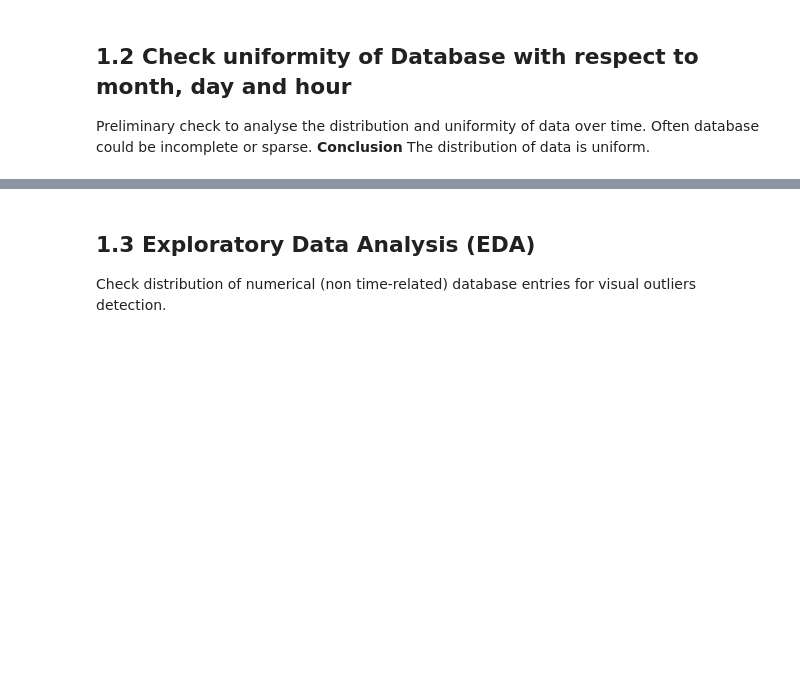
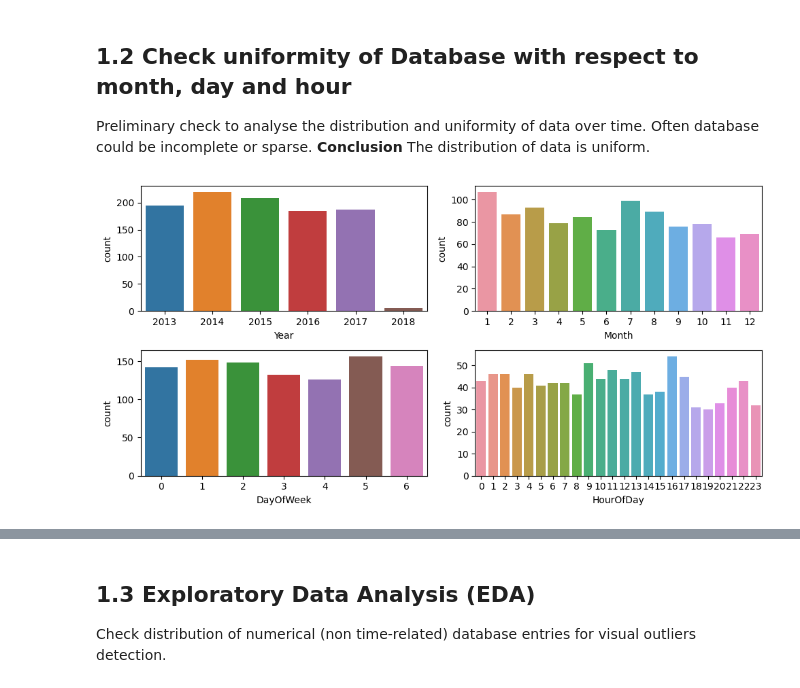
Before and after one commit to marcodigennaro/WindML, a Jupyter notebook: jupyter-notebooks/2_Read_One.ipynb, the cells around one changed output, grey strips where cells are left out. Saved outputs shown, nothing was run; the diff lists cells and outputs as text; code cells hidden in the pictures; blank space fills up the shorter version.

```diff
--- a/jupyter-notebooks/2_Read_One.ipynb
+++ b/jupyter-notebooks/2_Read_One.ipynb
@@ -46,23 +59,12 @@ time: 1.54 s (started: 2024-04-11 15:31:27 +02:00)
 
 Preliminary check to analyse the distribution and uniformity of data over time. Often database could be incomplete or sparse. **Conclusion** The distribution of data is uniform.
 # %%
-# Extract the year
-df['Year'] = pd.to_datetime(df['Date_time'], utc=True).dt.year
-
-# Extract the month
-df['Month'] = pd.to_datetime(df['Date_time'], utc=True).dt.month
-
-# Extract day of the week (Monday=0, Sunday=6)
-df['DayOfWeek'] = pd.to_datetime(df['Date_time'], utc=True).dt.dayofweek
-
-# Extract time of day
-df['HourOfDay'] = pd.to_datetime(df['Date_time'], utc=True).dt.hour
-
-# Visualization: Distribution of day of the week
 fig, ax = plt.subplots(2, 2, figsize=(10, 5))
 sns.countplot(x='Year', data=df, ax=ax[0,0])
 sns.countplot(x='Month', data=df, ax=ax[0,1])
 sns.countplot(x='DayOfWeek', data=df, ax=ax[1,0])
 sns.countplot(x='HourOfDay', data=df, ax=ax[1,1])
 
 plt.tight_layout()
+# %% [output]
+[figure, added]
```
Also changed, not shown: parts of 13 cells of this notebook, 7 other files.
